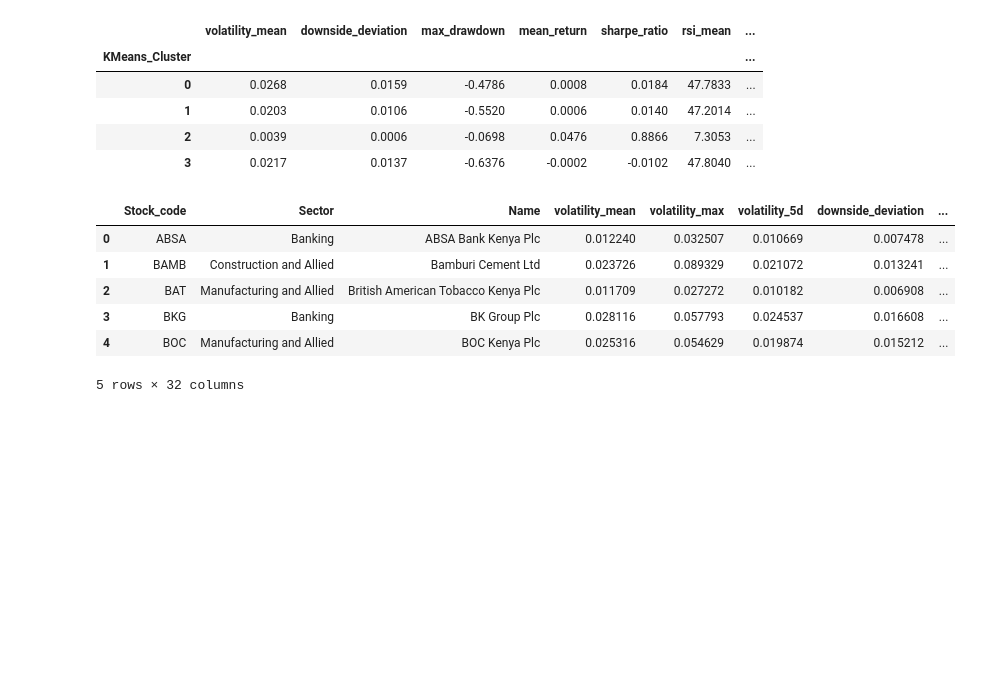
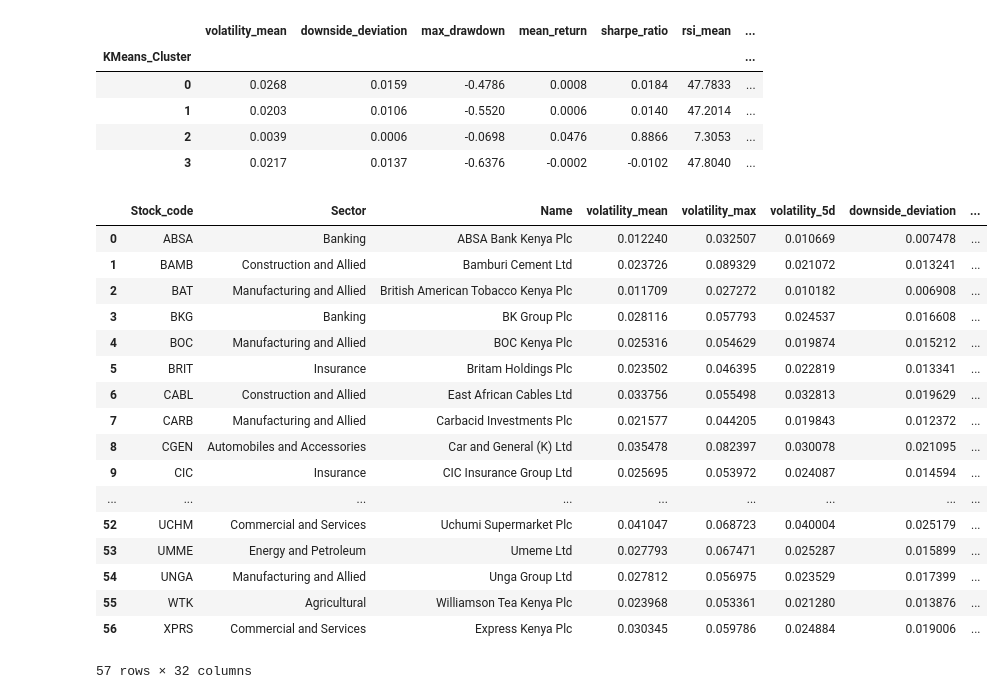
Before and after one commit to lorenaterah/NSE_Stock_Market_Segmentation, a Jupyter notebook: Notebooks/clustering.ipynb, the cells around one changed output. Cells and saved outputs as stored; diff of their text form; code cells hidden in the pictures; blank space fills up the shorter version.

```diff
--- a/Notebooks/clustering.ipynb
+++ b/Notebooks/clustering.ipynb
@@ -300,12 +300,23 @@ df_out.groupby('KMeans_Cluster')[profile_features].mean().round(4)
 | 2 | 0.0039 | 0.0006 | -0.0698 | 0.0476 | 0.8866 | 7.3053 | ... |
 | 3 | 0.0217 | 0.0137 | -0.6376 | -0.0002 | -0.0102 | 47.8040 | ... |
 # %%
-df_out.head()
+df_out
 # %% [output]
 |  | Stock_code | Sector | Name | volatility_mean | volatility_max | volatility_5d | downside_deviation | ... |
 | 0 | ABSA | Banking | ABSA Bank Kenya Plc | 0.012240 | 0.032507 | 0.010669 | 0.007478 | ... |
 | 1 | BAMB | Construction and Allied | Bamburi Cement Ltd | 0.023726 | 0.089329 | 0.021072 | 0.013241 | ... |
 | 2 | BAT | Manufacturing and Allied | British American Tobacco Kenya Plc | 0.011709 | 0.027272 | 0.010182 | 0.006908 | ... |
 | 3 | BKG | Banking | BK Group Plc | 0.028116 | 0.057793 | 0.024537 | 0.016608 | ... |
 | 4 | BOC | Manufacturing and Allied | BOC Kenya Plc | 0.025316 | 0.054629 | 0.019874 | 0.015212 | ... |
+| 5 | BRIT | Insurance | Britam Holdings Plc | 0.023502 | 0.046395 | 0.022819 | 0.013341 | ... |
+| 6 | CABL | Construction and Allied | East African Cables Ltd | 0.033756 | 0.055498 | 0.032813 | 0.019629 | ... |
+| 7 | CARB | Manufacturing and Allied | Carbacid Investments Plc | 0.021577 | 0.044205 | 0.019843 | 0.012372 | ... |
+| 8 | CGEN | Automobiles and Accessories | Car and General (K) Ltd | 0.035478 | 0.082397 | 0.030078 | 0.021095 | ... |
+| 9 | CIC | Insurance | CIC Insurance Group Ltd | 0.025695 | 0.053972 | 0.024087 | 0.014594 | ... |
+| ... | ... | ... | ... | ... | ... | ... | ... | ... |
+| 52 | UCHM | Commercial and Services | Uchumi Supermarket Plc | 0.041047 | 0.068723 | 0.040004 | 0.025179 | ... |
+| 53 | UMME | Energy and Petroleum | Umeme Ltd | 0.027793 | 0.067471 | 0.025287 | 0.015899 | ... |
+| 54 | UNGA | Manufacturing and Allied | Unga Group Ltd | 0.027812 | 0.056975 | 0.023529 | 0.017399 | ... |
+| 55 | WTK | Agricultural | Williamson Tea Kenya Plc | 0.023968 | 0.053361 | 0.021280 | 0.013876 | ... |
+| 56 | XPRS | Commercial and Services | Express Kenya Plc | 0.030345 | 0.059786 | 0.024884 | 0.019006 | ... |
-5 rows × 32 columns
+57 rows × 32 columns
```
Also changed, not shown: parts of 1 cell of this notebook, 3 other files.
